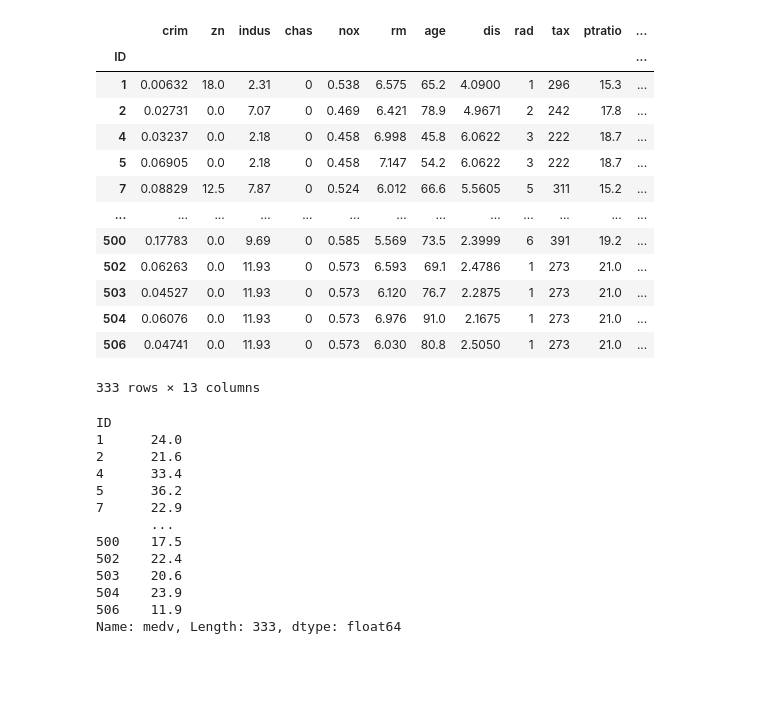
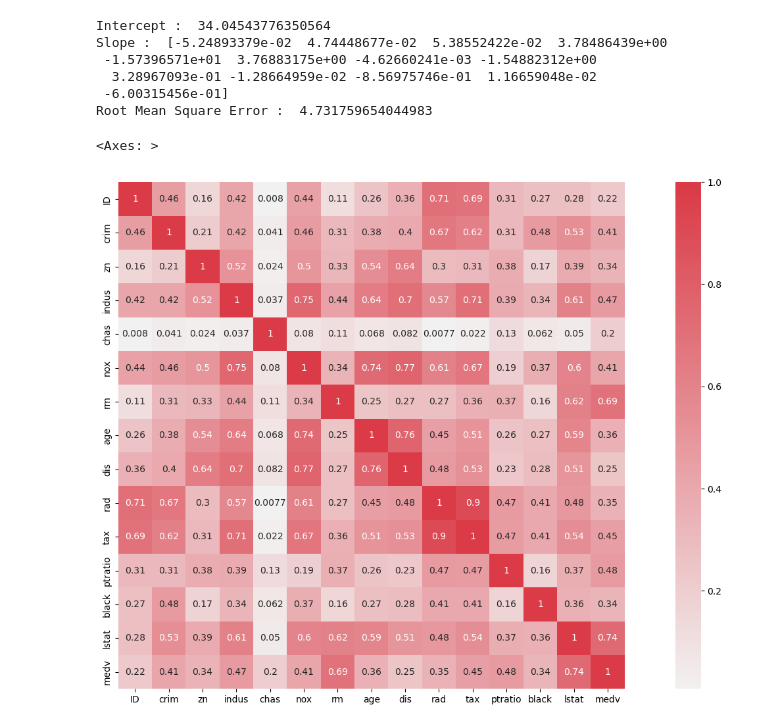
Before and after one commit to Er-Nikhil-code/Boston_Price, a Jupyter notebook: Boston_LR.ipynb, the cells around one changed output. Cells and saved outputs as stored; diff of their text form; code cells hidden in the pictures; blank space fills up the shorter version.

```diff
--- a/Boston_LR.ipynb
+++ b/Boston_LR.ipynb
@@ -72,35 +62,0 @@ See: https://matplotlib.org/stable/users/explain/axes/legend_guide.html#controll
-# %%
-X = Train_DF.iloc[:,0:13]
-X
-# %% [output]
-|  | crim | zn | indus | chas | nox | rm | age | dis | rad | tax | ptratio | ... |
-| ID |  |  |  |  |  |  |  |  |  |  |  | ... |
-| 1 | 0.00632 | 18.0 | 2.31 | 0 | 0.538 | 6.575 | 65.2 | 4.0900 | 1 | 296 | 15.3 | ... |
-| 2 | 0.02731 | 0.0 | 7.07 | 0 | 0.469 | 6.421 | 78.9 | 4.9671 | 2 | 242 | 17.8 | ... |
-| 4 | 0.03237 | 0.0 | 2.18 | 0 | 0.458 | 6.998 | 45.8 | 6.0622 | 3 | 222 | 18.7 | ... |
-| 5 | 0.06905 | 0.0 | 2.18 | 0 | 0.458 | 7.147 | 54.2 | 6.0622 | 3 | 222 | 18.7 | ... |
-| 7 | 0.08829 | 12.5 | 7.87 | 0 | 0.524 | 6.012 | 66.6 | 5.5605 | 5 | 311 | 15.2 | ... |
-| ... | ... | ... | ... | ... | ... | ... | ... | ... | ... | ... | ... | ... |
-| 500 | 0.17783 | 0.0 | 9.69 | 0 | 0.585 | 5.569 | 73.5 | 2.3999 | 6 | 391 | 19.2 | ... |
-| 502 | 0.06263 | 0.0 | 11.93 | 0 | 0.573 | 6.593 | 69.1 | 2.4786 | 1 | 273 | 21.0 | ... |
-| 503 | 0.04527 | 0.0 | 11.93 | 0 | 0.573 | 6.120 | 76.7 | 2.2875 | 1 | 273 | 21.0 | ... |
-| 504 | 0.06076 | 0.0 | 11.93 | 0 | 0.573 | 6.976 | 91.0 | 2.1675 | 1 | 273 | 21.0 | ... |
-| 506 | 0.04741 | 0.0 | 11.93 | 0 | 0.573 | 6.030 | 80.8 | 2.5050 | 1 | 273 | 21.0 | ... |
-333 rows × 13 columns
-# %%
-Y = Train_DF.iloc[:,-1]
-Y
-# %% [output]
-ID
-1      24.0
-2      21.6
-4      33.4
-5      36.2
-7      22.9
-       ...
-500    17.5
-502    22.4
-503    20.6
-504    23.9
-506    11.9
-Name: medv, Length: 333, dtype: float64
@@ -108,0 +63,24 @@ X_train,X_test,Y_train,Y_test = train_test_split(X,Y,train_size=1,random_state=2
+# %%
+X0 = Train_DF.iloc[:,1:14].values
+Y0 = Train_DF.iloc[:,-1].values
+LR0 = LinearRegression()
+LR0.fit(X0,Y0)
+print("Intercept : ", LR0.intercept_)
+print("Slope : ", LR0.coef_)
+Y0_pred = LR0.predict(X0)
+RMSE0 = np.sqrt(mean_squared_error(Y0,Y0_pred))
+print("Root Mean Square Error : ", RMSE0)
+# %% [output]
+Intercept :  34.04543776350564
+Slope :  [-5.24893379e-02  4.74448677e-02  5.38552422e-02  3.78486439e+00
+ -1.57396571e+01  3.76883175e+00 -4.62660241e-03 -1.54882312e+00
+  3.28967093e-01 -1.28664959e-02 -8.56975746e-01  1.16659048e-02
+ -6.00315456e-01]
+Root Mean Square Error :  4.731759654044983
+# %%
+plt.figure(figsize = (20,10))
+cmap = sns.diverging_palette(500,10,as_cmap=True)
+sns.heatmap(Train_DF.corr().abs(),cmap=cmap,center=0,square=True,annot=True)
+# %% [output]
+<Axes: >
+[figure, added]
```
Also changed, not shown: parts of 19 cells of this notebook.
